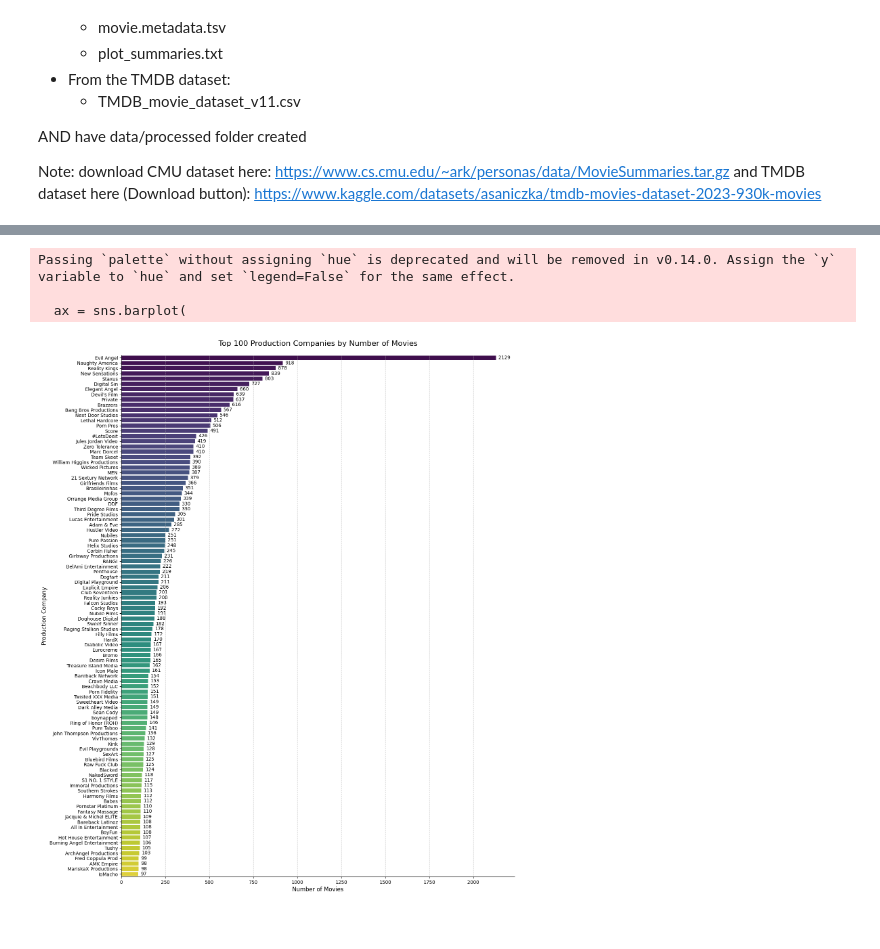
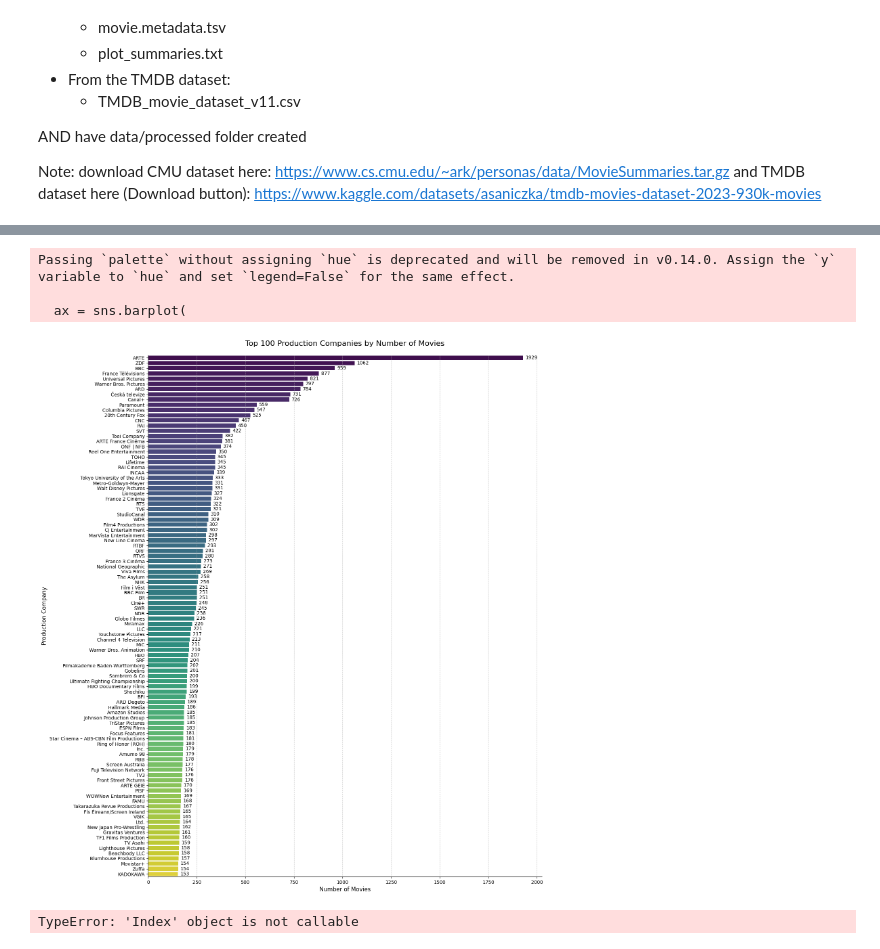
Before and after one commit to epfl-ada/ada-2024-project-databand, a Jupyter notebook: data_overview_CM.ipynb, the cells around one changed output, grey strips where cells are left out. Saved outputs shown, nothing was run; the diff lists cells and outputs as text; code cells hidden in the pictures.

```diff
--- a/data_overview_CM.ipynb
+++ b/data_overview_CM.ipynb
@@ -153,20 +78,20 @@ Name: count, dtype: int64
 # %%
 # Get the value counts
-top_100_companies = df_filtered[empty_genres_mask]['production_companies'].explode().value_counts()
+companies = df_combined['production_companies'].explode().value_counts()
 
 # Create figure with larger size
 plt.figure(figsize=(15, 8))
 
 # Create line plot with improved styling
-plt.plot(range(len(top_100_companies)),
-         top_100_companies.values,
+plt.plot(range(len(companies)),
+         companies.values,
          linewidth=2,
          marker='o',
          markersize=4,
          color='#2ecc71')
 
 # Customize the plot
-plt.title('Distribution of Production Companies in Movies with Empty Genres',
+plt.title('Distribution of Production Companies in Movies',
           fontsize=16,
           pad=20)
 plt.xlabel('Rank of Production Company', fontsize=12)
@@ -180,10 +105,11 @@ sns.despine()
 
 # Add some annotations for the top companies
 for i in range(5):  # Annotate top 5
-    plt.annotate(f'{top_100_companies.index[i]}',
-                xy=(i, top_100_companies.values[i]),
+    plt.annotate(f'{companies.index[i]}',
+                xy=(i, companies.values[i]),
                 xytext=(10, 10),
                 textcoords='offset points',
                 fontsize=8,
                 bbox=dict(facecolor='white', edgecolor='none', alpha=0.7))
+print(df_combined['production_companies'].explode().value_counts().describe())
 # %% [output]
@@ -191,36 +126,36 @@ for i in range(5):  # Annotate top 5
 # %%
 # Get top 100 production companies
-top_100_companies = df_filtered[empty_genres_mask]['production_companies'].explode().value_counts().head(100)
+top_100_companies = df_combined['production_companies'].explode().value_counts().head(100)
 
 
 # Create figure with larger size
 plt.figure(figsize=(15, 20))
 
 # Create horizontal bar plot with improved styling
 ax = sns.barplot(
     y=top_100_companies.index,
     x=top_100_companies.values,
     palette='viridis'  # Use a nice color palette
 )
 
 # Customize the plot
 plt.title('Top 100 Production Companies by Number of Movies',
           fontsize=16,
           pad=20)
 plt.xlabel('Number of Movies', fontsize=12)
 plt.ylabel('Production Company', fontsize=12)
 
 # Add value labels on the bars
 for i in ax.containers:
     ax.bar_label(i, padding=5)
 
 # Adjust grid for better readability
 ax.grid(axis='x', linestyle='--', alpha=0.7)
 
 # Remove top and right spines
 sns.despine()
 # %% [output]
 Passing `palette` without assigning `hue` is deprecated and will be removed in v0.14.0. Assign the `y` variable to `hue` and set `legend=False` for the same effect.
 
   ax = sns.barplot(
-[figure, old version]
+[figure, new version]
@@ -229,0 +162,4 @@ filtered_list = filtered_names['Name'].tolist()
+# %%
+df_combined['runtime'].index()
+# %% [output]
+TypeError: 'Index' object is not callable
```
Also changed, not shown: parts of 13 cells of this notebook, 4 other files.
